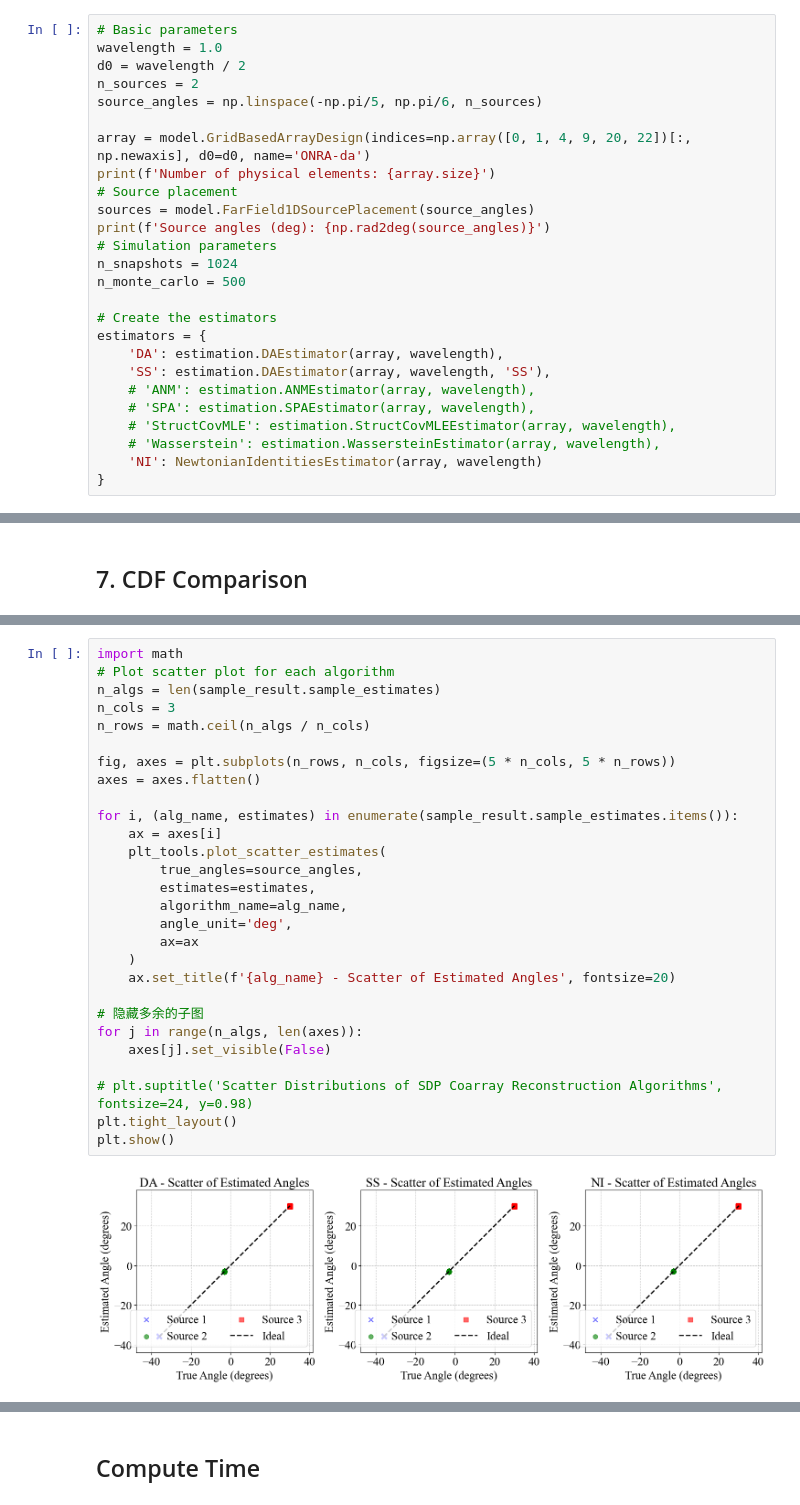
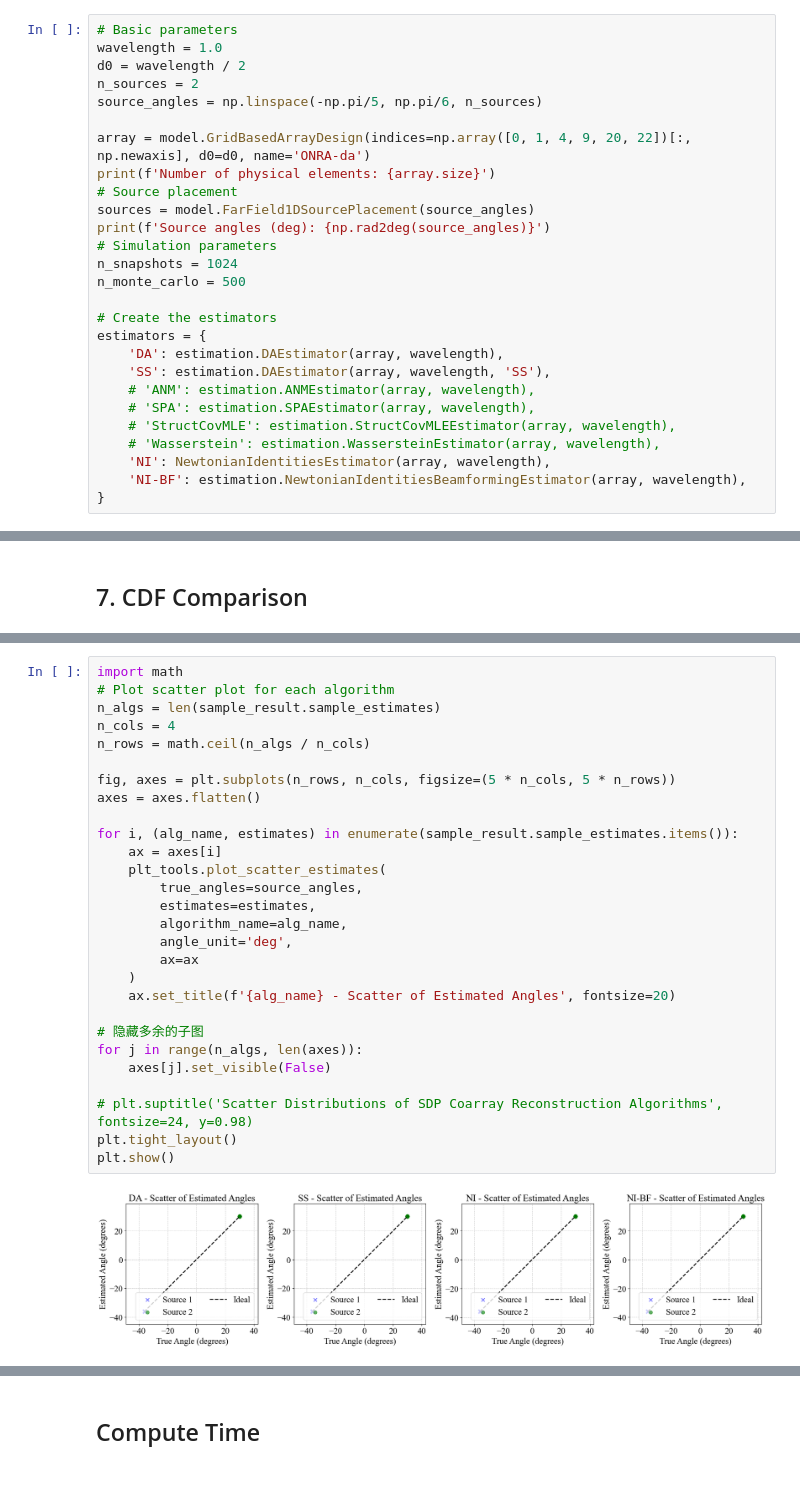
Before and after one commit to hengxt/doatools, a Jupyter notebook: examples/paper/newtonian_identities.ipynb, the cells around one changed output, grey strips where cells are left out. Saved outputs shown, nothing was run; the diff lists cells and outputs as text.

```diff
--- a/examples/paper/newtonian_identities.ipynb
+++ b/examples/paper/newtonian_identities.ipynb
@@ -275,7 +275,8 @@ estimators = {
     # 'SPA': estimation.SPAEstimator(array, wavelength),
     # 'StructCovMLE': estimation.StructCovMLEEstimator(array, wavelength),
     # 'Wasserstein': estimation.WassersteinEstimator(array, wavelength),
-    'NI': NewtonianIdentitiesEstimator(array, wavelength)
+    'NI': NewtonianIdentitiesEstimator(array, wavelength),
+    'NI-BF': estimation.NewtonianIdentitiesBeamformingEstimator(array, wavelength),
 }
 # %% [output]
 Number of physical elements: 6
@@ -389,33 +390,33 @@ Generated sample estimates for: ['DA', 'SS', 'NI']
 # %%
 import math
 # Plot scatter plot for each algorithm
 n_algs = len(sample_result.sample_estimates)
-n_cols = 3
+n_cols = 4
 n_rows = math.ceil(n_algs / n_cols)
 
 fig, axes = plt.subplots(n_rows, n_cols, figsize=(5 * n_cols, 5 * n_rows))
 axes = axes.flatten()
 
 for i, (alg_name, estimates) in enumerate(sample_result.sample_estimates.items()):
     ax = axes[i]
     plt_tools.plot_scatter_estimates(
         true_angles=source_angles,
         estimates=estimates,
         algorithm_name=alg_name,
         angle_unit='deg',
         ax=ax
     )
     ax.set_title(f'{alg_name} - Scatter of Estimated Angles', fontsize=20)
 
 # 隐藏多余的子图
 for j in range(n_algs, len(axes)):
     axes[j].set_visible(False)
 
 # plt.suptitle('Scatter Distributions of SDP Coarray Reconstruction Algorithms', fontsize=24, y=0.98)
 plt.tight_layout()
 plt.show()
 # %% [output]
-[figure, old version]
+[figure, new version]
 # %%
 # Plot CDFs of RMS Error for all algorithms
 fig, ax = plt.subplots(figsize=(12, 8))
```
Also changed, not shown: parts of 5 cells of this notebook, 3 other files.
